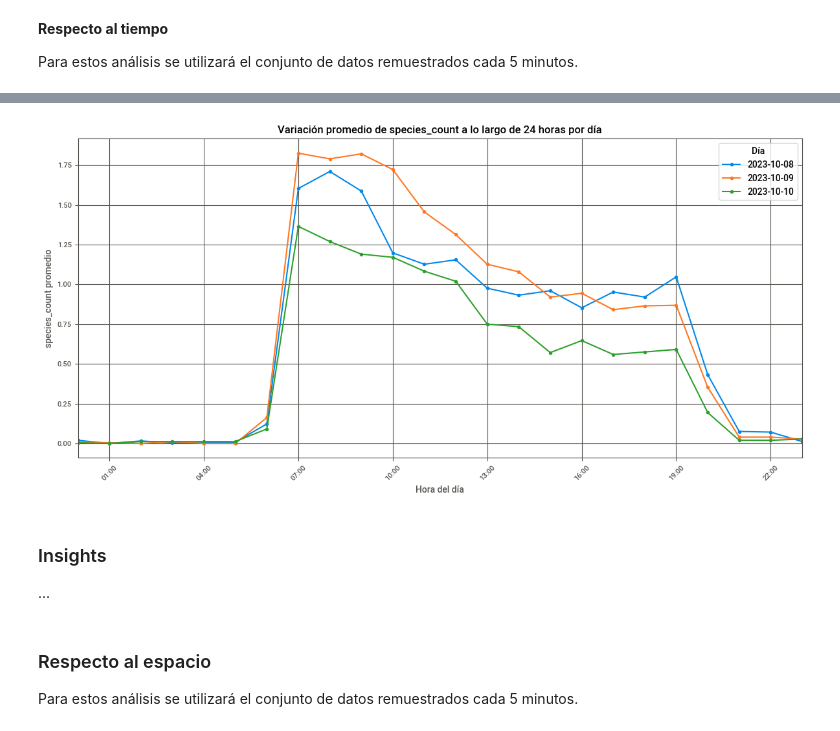
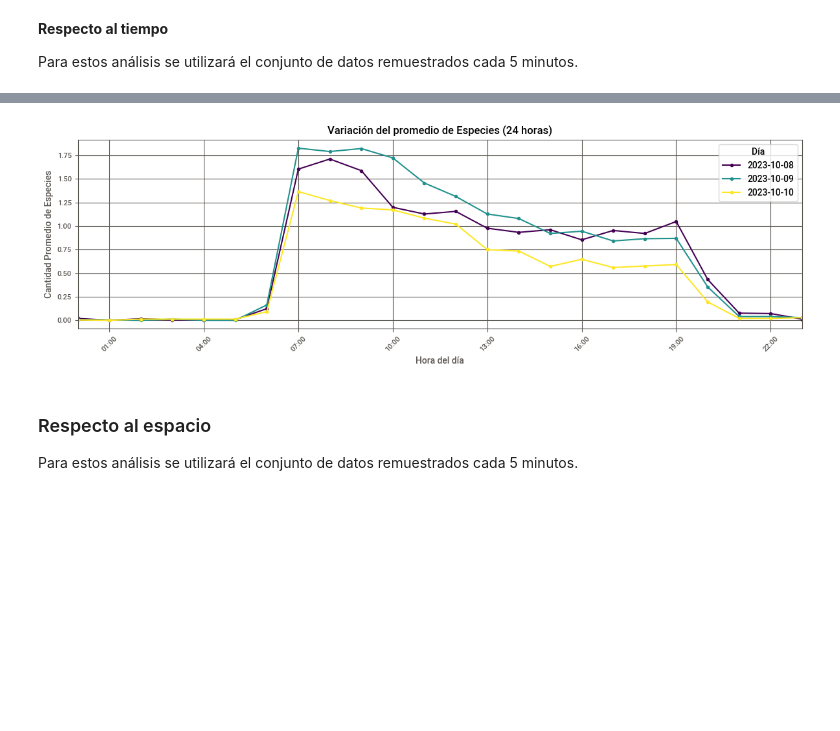
Before and after one commit to camilobehrens/Data_Science_ll, a Jupyter notebook: entrega_1/entrega.ipynb, the cells around one changed output, grey strips where cells are left out. Saved outputs shown, nothing was run; the diff lists cells and outputs as text; code cells hidden in the pictures; blank space fills up the shorter version.

```diff
--- a/entrega_1/entrega.ipynb
+++ b/entrega_1/entrega.ipynb
@@ -343,45 +398,49 @@ plt.show()
 # %%
 import pandas as pd
 import matplotlib.pyplot as plt
 import matplotlib.dates as mdates
+import matplotlib.cm as cm
 
-# Asegúrate de que datetime_5min sea datetime
+# Asegúrarse de que datetime_5min sea datetime
 df['datetime_5min'] = pd.to_datetime(df['datetime_5min'])
 
-# Extrae la hora redondeada (puedes cambiar a .dt.floor('H') si quieres por hora exacta)
+# Extraer la hora redondeada
 df['hora'] = df['datetime_5min'].dt.hour
 
-# Calcula el promedio (o suma) de species_count por hora y día
+# Calcular el promedio (o suma) de species_count por hora y día
 df_agg = df.groupby(['day', 'hora'])['species_count'].mean().reset_index()
 
-# Crea una columna datetime para graficar (usando fecha base)
+# Crear una columna datetime para graficar (usando fecha base)
 fecha_base = pd.Timestamp('2023-01-01')
 df_agg['time_dt'] = fecha_base + pd.to_timedelta(df_agg['hora'], unit='h')
 
-# Grafica una línea por día
-fig, ax = plt.subplots(figsize=(12, 6))
-for day, group in df_agg.groupby('day'):
-    ax.plot(group['time_dt'], group['species_count'], marker='o', label=str(day))
+# Grafica una línea por día usando paleta viridis
+fig, ax = plt.subplots(figsize=(12, 4))
+
+# Obtener días únicos y crear colores de la paleta viridis
+days = df_agg['day'].unique()
+colors = cm.viridis(np.linspace(0, 1, len(days)))
+
+# Graficar cada día con un color de la paleta viridis
+for i, (day, group) in enumerate(df_agg.groupby('day')):
+    ax.plot(group['time_dt'], group['species_count'], marker='o',
+            label=str(day), color=colors[i])
 
 # Configura el eje x de 00:00 a 23:00 y etiquetas cada 3 horas
 ax.set_xlim(fecha_base, fecha_base + pd.Timedelta(hours=23))
 ax.xaxis.set_major_locator(mdates.HourLocator(interval=3))
 ax.xaxis.set_major_formatter(mdates.DateFormatter('%H:%M'))
 
 plt.xlabel('Hora del día')
-plt.ylabel('species_count promedio')
-plt.title('Variación promedio de species_count a lo largo de 24 horas por día')
+plt.ylabel('Cantidad Promedio de Especies')
+plt.title('Variación del promedio de Especies (24 horas)')
 plt.legend(title='Día')
 plt.grid(True)
 plt.xticks(rotation=45)
 plt.tight_layout()
 plt.show()
 # %% [output]
-[figure, old version]
+[figure, new version]
-# %% [markdown]
-### Insights
-
-...
 # %% [markdown]
 ### Respecto al espacio
 
```
Also changed, not shown: parts of 6 cells of this notebook, 1 other file.
